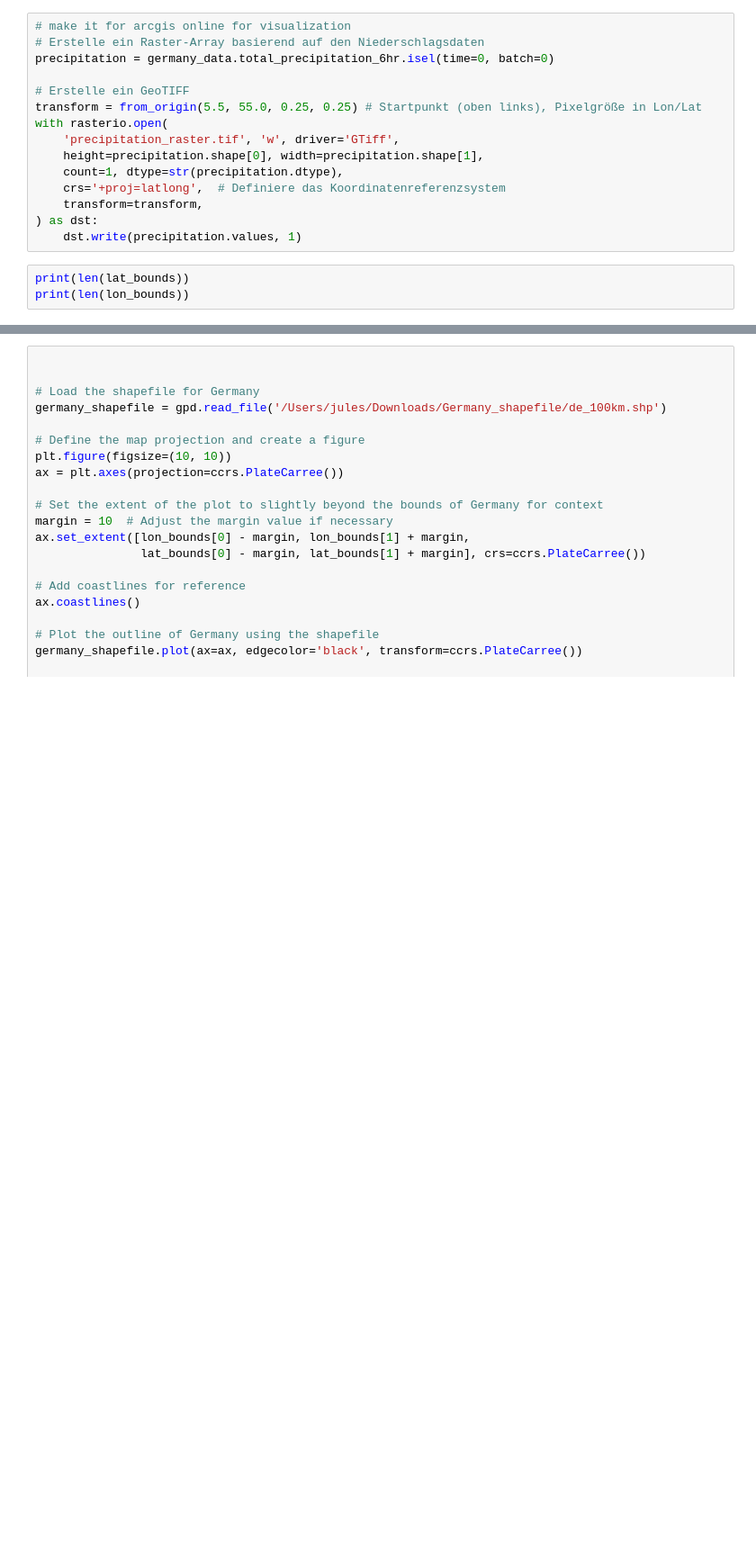
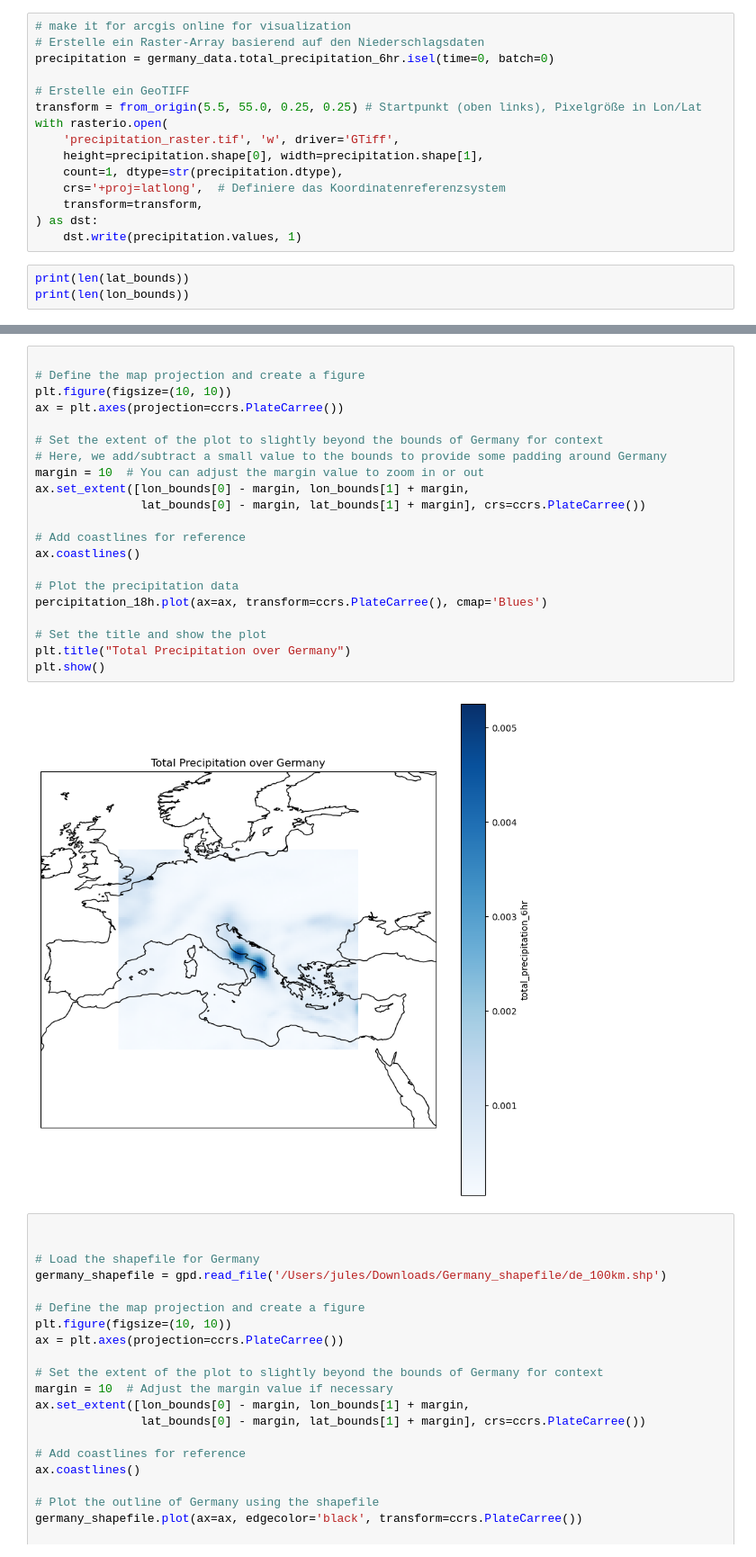
Before and after one commit to julanteria/starkregen_graphcast, a Jupyter notebook: plot.ipynb, the cells around one changed output, grey strips where cells are left out. Shown at 90% size. Drawn from its saved outputs; the diff is of its cells as text; blank space fills up the shorter version.

```diff
--- a/plot.ipynb
+++ b/plot.ipynb
@@ -117,3 +170,26 @@ plt.show()
+# %%
+
+# Define the map projection and create a figure
+plt.figure(figsize=(10, 10))
+ax = plt.axes(projection=ccrs.PlateCarree())
+
+# Set the extent of the plot to slightly beyond the bounds of Germany for context
+# Here, we add/subtract a small value to the bounds to provide some padding around Germany
+margin = 10  # You can adjust the margin value to zoom in or out
+ax.set_extent([lon_bounds[0] - margin, lon_bounds[1] + margin,
+               lat_bounds[0] - margin, lat_bounds[1] + margin], crs=ccrs.PlateCarree())
+
+# Add coastlines for reference
+ax.coastlines()
+
+# Plot the precipitation data
+percipitation_18h.plot(ax=ax, transform=ccrs.PlateCarree(), cmap='Blues')
+
+# Set the title and show the plot
+plt.title("Total Precipitation over Germany")
+plt.show()
+# %% [output]
+[figure, added]
 # %%
 
 
```
Also changed, not shown: parts of 10 cells of this notebook, 2 other files.
